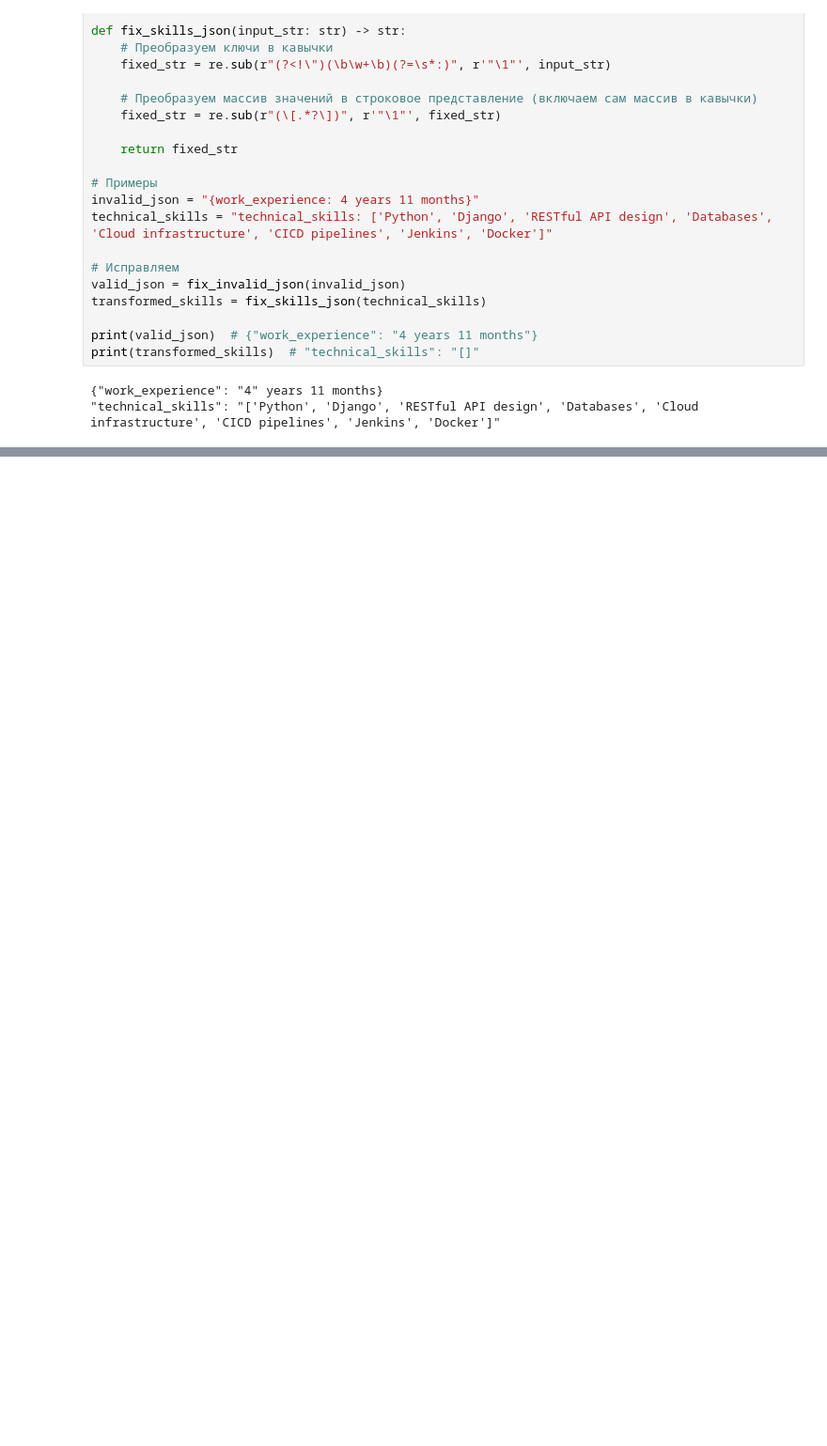
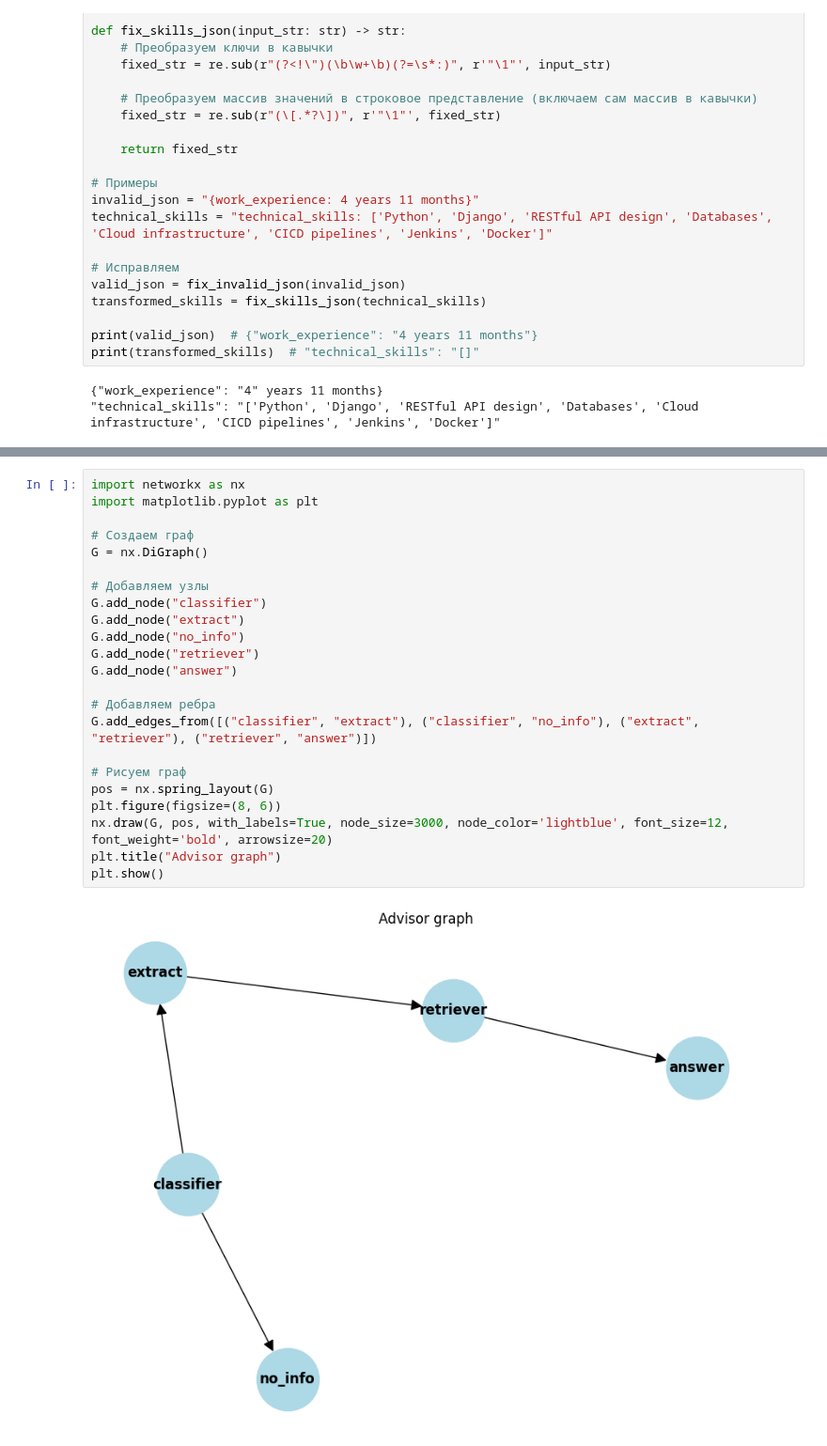
Before and after one commit to vilovnok/advisor, a Jupyter notebook: agent/test.ipynb, the cells around one changed output, grey strips where cells are left out. Shown at 94% size. Drawn from its saved outputs; the diff is of its cells as text; blank space fills up the shorter version.

```diff
--- a/agent/test.ipynb
+++ b/agent/test.ipynb
@@ -285,0 +357,25 @@ print(transformed_skills)  # "technical_skills": "[]"
+# %%
+import networkx as nx
+import matplotlib.pyplot as plt
+
+# Создаем граф
+G = nx.DiGraph()
+
+# Добавляем узлы
+G.add_node("classifier")
+G.add_node("extract")
+G.add_node("no_info")
+G.add_node("retriever")
+G.add_node("answer")
+
+# Добавляем ребра
+G.add_edges_from([("classifier", "extract"), ("classifier", "no_info"), ("extract", "retriever"), ("retriever", "answer")])
+
+# Рисуем граф
+pos = nx.spring_layout(G)
+plt.figure(figsize=(8, 6))
+nx.draw(G, pos, with_labels=True, node_size=3000, node_color='lightblue', font_size=12, font_weight='bold', arrowsize=20)
+plt.title("Advisor graph")
+plt.show()
+# %% [output]
+[figure, added]
```
Also changed, not shown: parts of 2 cells of this notebook, 37 other files.
